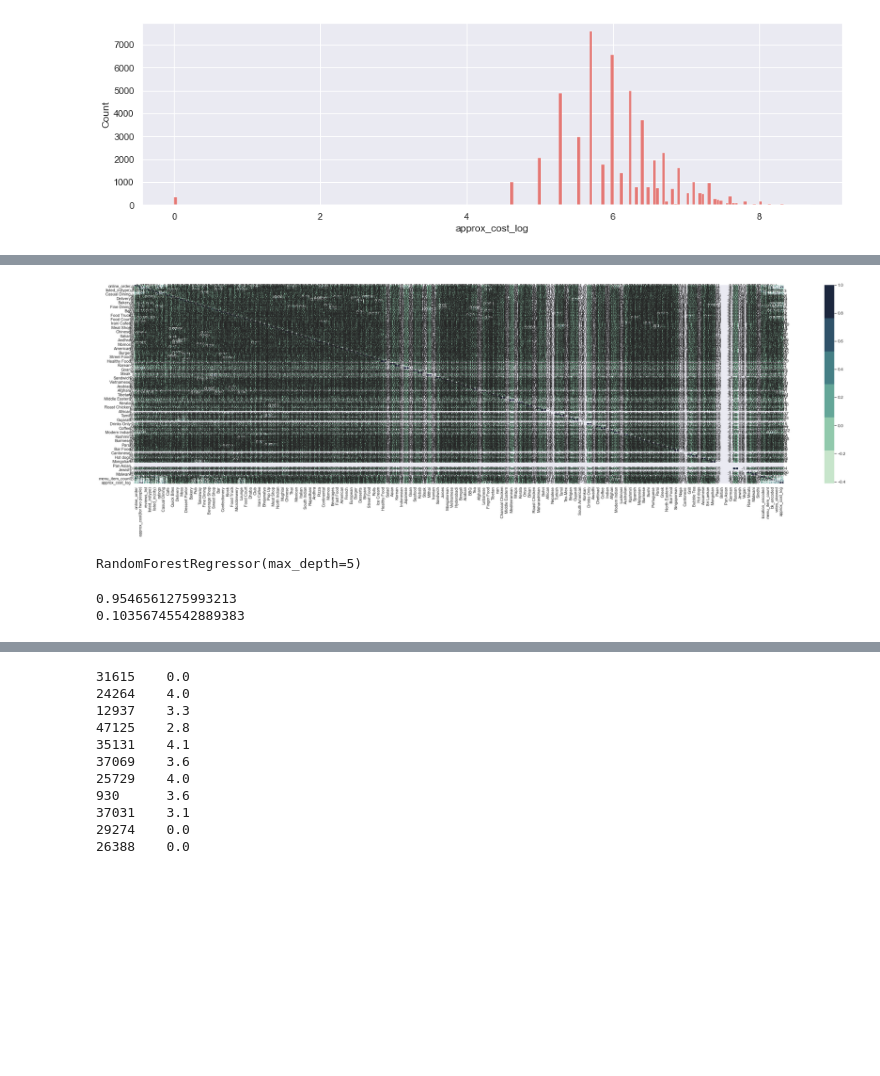
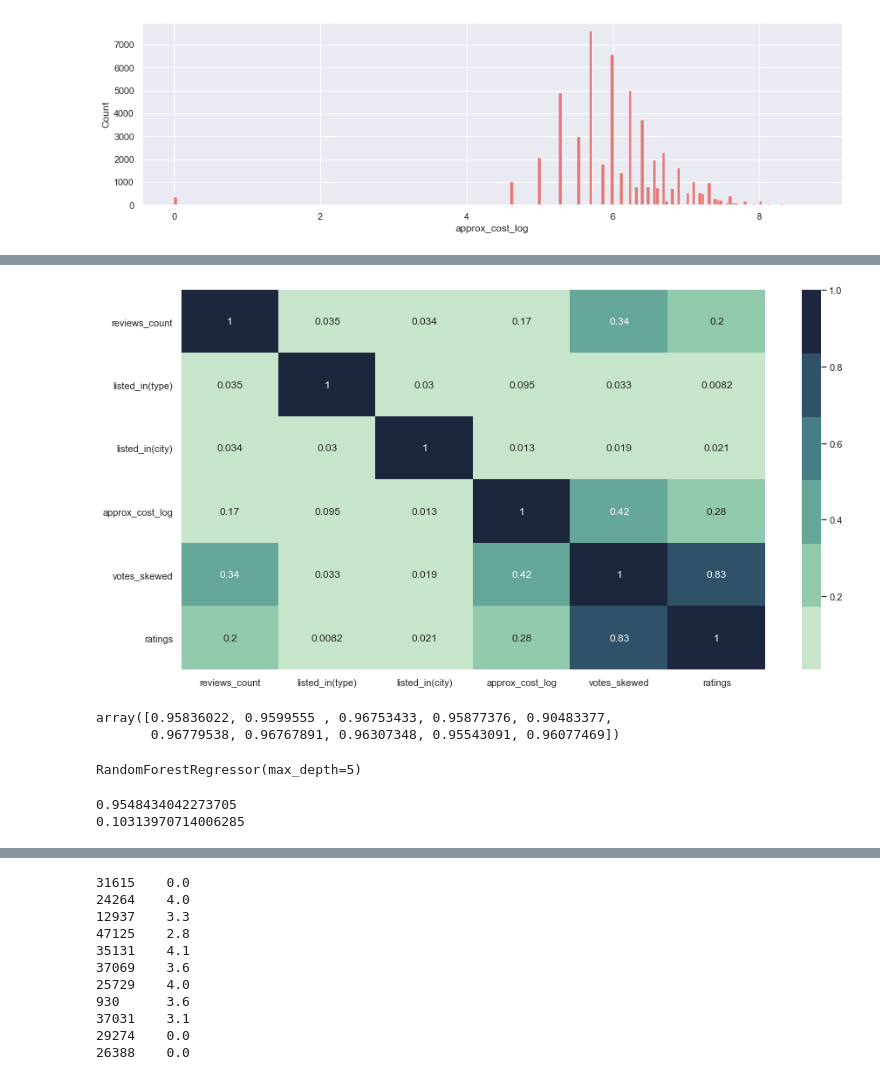
Before and after one commit to bmondal98/zomato-rating-prediction, a Jupyter notebook: ZomatoDataset.ipynb, the cells around one changed output, grey strips where cells are left out. Saved outputs shown, nothing was run; the diff lists cells and outputs as text; code cells hidden in the pictures; blank space fills up the shorter version.

```diff
--- a/ZomatoDataset.ipynb
+++ b/ZomatoDataset.ipynb
@@ -706,6 +766,8 @@ plt.show()
 # %% [output]
 [figure]
 [figure]
+# %%
+df=df.drop(['approx_cost(for two people)'],axis=1)
 # %%
 df.head(2)
 # %% [output]
@@ -716,0 +799,5 @@ df=df.drop(['votes'],axis=1)
+# %%
+df_corr_frame=pd.DataFrame({'reviews_count':df['reviews_list'].tolist(),'listed_in(type)':df['listed_in(type)'].tolist(),
+                           'listed_in(city)':df['listed_in(city)'].tolist(),'approx_cost_log':df['approx_cost_log'].tolist(),
+                           'votes_skewed':df['votes_skewed'].tolist(),'ratings':df['ratings'].tolist() })
+df_corr_frame.head()
@@ -717,11 +811,11 @@ df=df.drop(['votes'],axis=1)
 # %%
-fig = plt.figure(figsize=[40,10])
+fig = plt.figure(figsize=[15,8])
 
-sns.heatmap(df.corr(), annot=True, cmap=sns.cubehelix_palette(rot=-.4))
+sns.heatmap(df_corr_frame.corr(), annot=True, cmap=sns.cubehelix_palette(rot=-.4))
 
 plt.show()
 # %% [output]
-[figure, old version]
+[figure, new version]
 # %%
 x=df.drop(['ratings'],axis=1)
 y=df['ratings']
@@ -731,6 +825,13 @@ x_train, x_test, y_train, y_test = train_test_split(x, y, test_size = 0.2, rando
 from sklearn.ensemble import RandomForestRegressor
 # %%
 regr = RandomForestRegressor(max_depth=5)
+# %%
+#applying kfold cross validation
+scores = cross_val_score(regr, x, y,cv = 10)
+scores
+# %% [output]
+array([0.95836022, 0.9599555 , 0.96753433, 0.95877376, 0.90483377,
+       0.96779538, 0.96767891, 0.96307348, 0.95543091, 0.96077469])
 # %%
 regr.fit(x_train, y_train)
 # %% [output]
@@ -741,8 +842,8 @@ y_pred=regr.predict(x_test)
 print(r2_score(y_test, y_pred))
 print(mean_squared_error(y_test, y_pred))
 # %% [output]
-0.9546561275993213
-0.10356745542889383
+0.9548434042273705
+0.10313970714006285
 # %%
 x_test.head(20)
 # %% [output]
```
Also changed, not shown: parts of 8 cells of this notebook, 1 other file.
